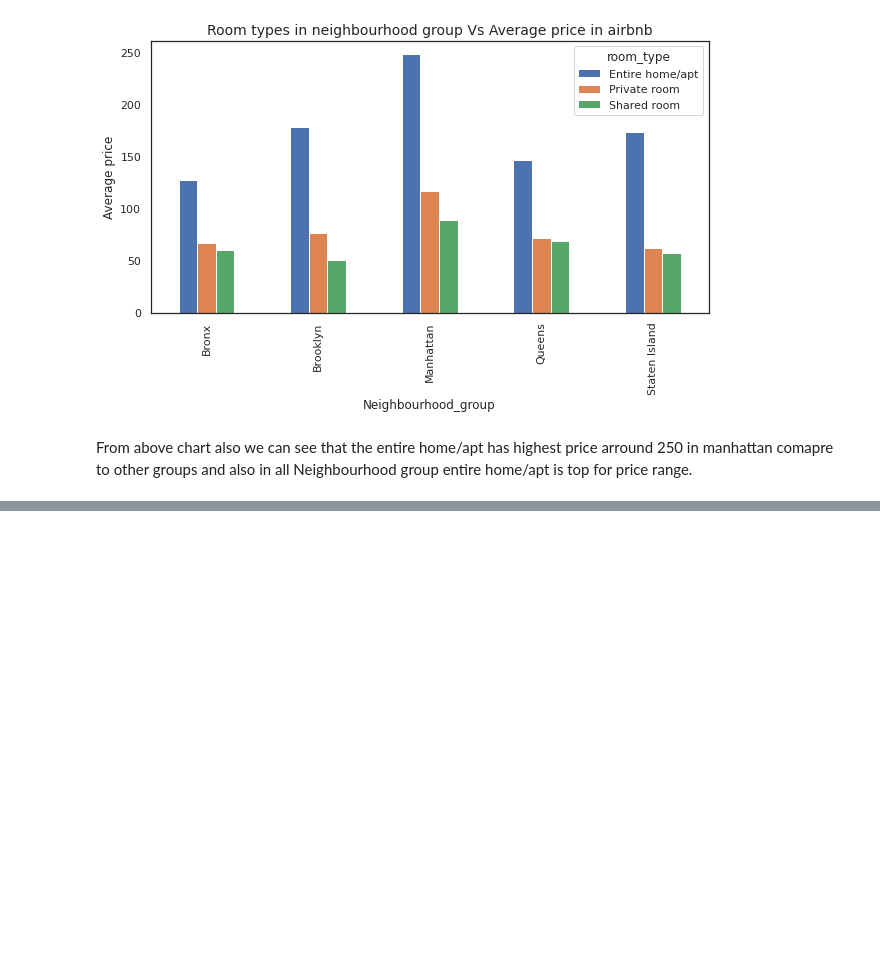
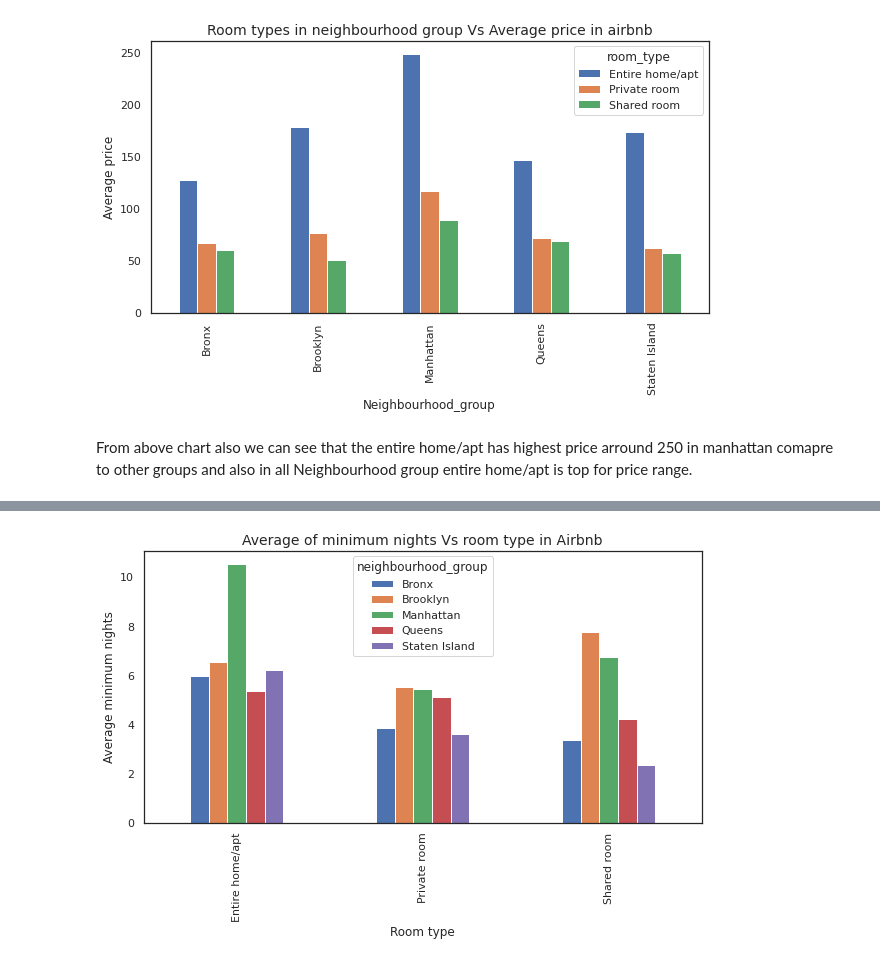
Before and after one commit to ShabuddinDhafedar/Airbnb-Bookings-Analysis, a Jupyter notebook: Airbnb_Bookings_Analysis_Capstone_Project(shabuddin).ipynb, the cells around one changed output, grey strips where cells are left out. Drawn from its saved outputs; the diff is of its cells as text; code cells hidden in the pictures; blank space fills up the shorter version.

Commit message:
Fourth commit Airbnb Bookings Analysis

```diff
--- a/Airbnb_Bookings_Analysis_Capstone_Project(shabuddin).ipynb
+++ b/Airbnb_Bookings_Analysis_Capstone_Project(shabuddin).ipynb
@@ -397,0 +400,5 @@ From above chart also we can see that the entire home/apt has highest price arro
+# %%
+#Average nights
+avg_nights = airbnb_df.groupby(['room_type', 'neighbourhood_group'])['minimum_nights'].mean().reset_index()
+avg_nights.rename(columns={'minimum_nights':'avg_minimum_nights'},inplace=True)
+avg_nights
@@ -397,0 +422,9 @@ From above chart also we can see that the entire home/apt has highest price arro
+# %%
+#01 Analysis of average nights with respect to room type and neighbourhood group with Barplot
+fig = pd.pivot_table(avg_nights,index='room_type',columns='neighbourhood_group',values='avg_minimum_nights').plot.bar(figsize=(10,5))
+fig.set_title('Average of minimum nights Vs room type in Airbnb',fontsize=14)
+fig.set_xlabel('Room type')
+fig.set_ylabel('Average minimum nights')
+plt.show()
+# %% [output]
+[figure, added]
```
Also changed, not shown: parts of 16 cells of this notebook.
